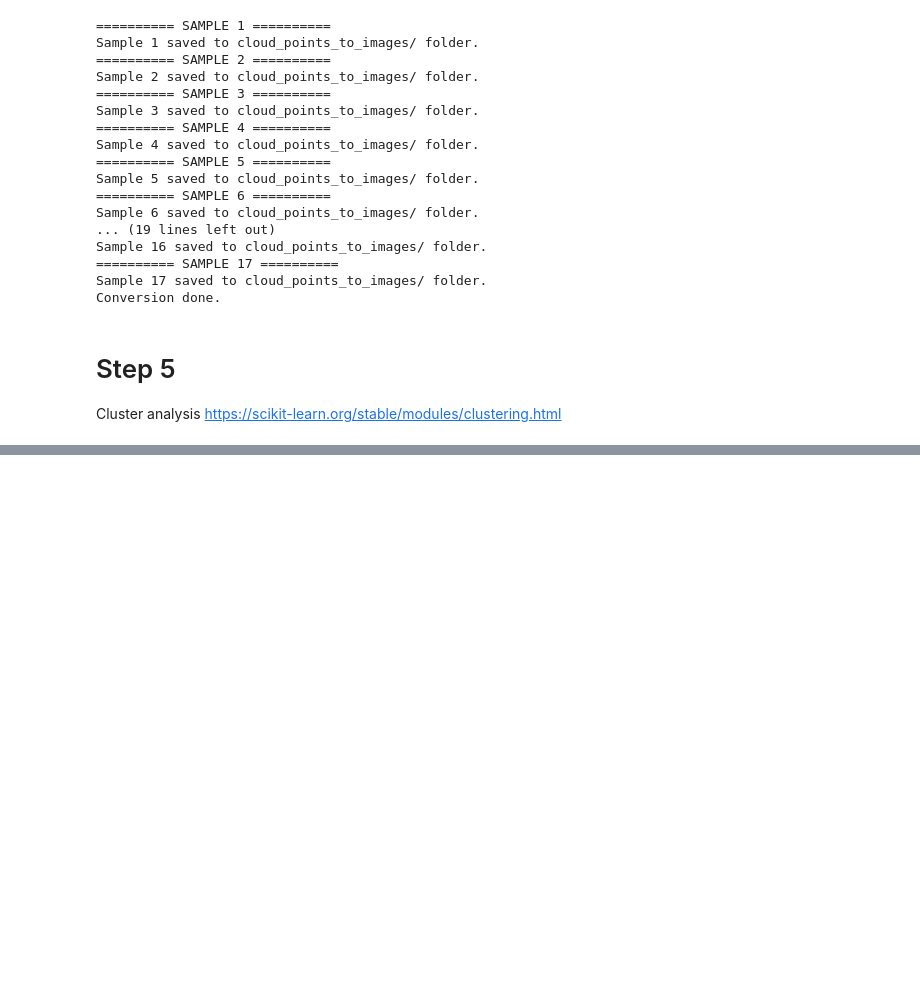
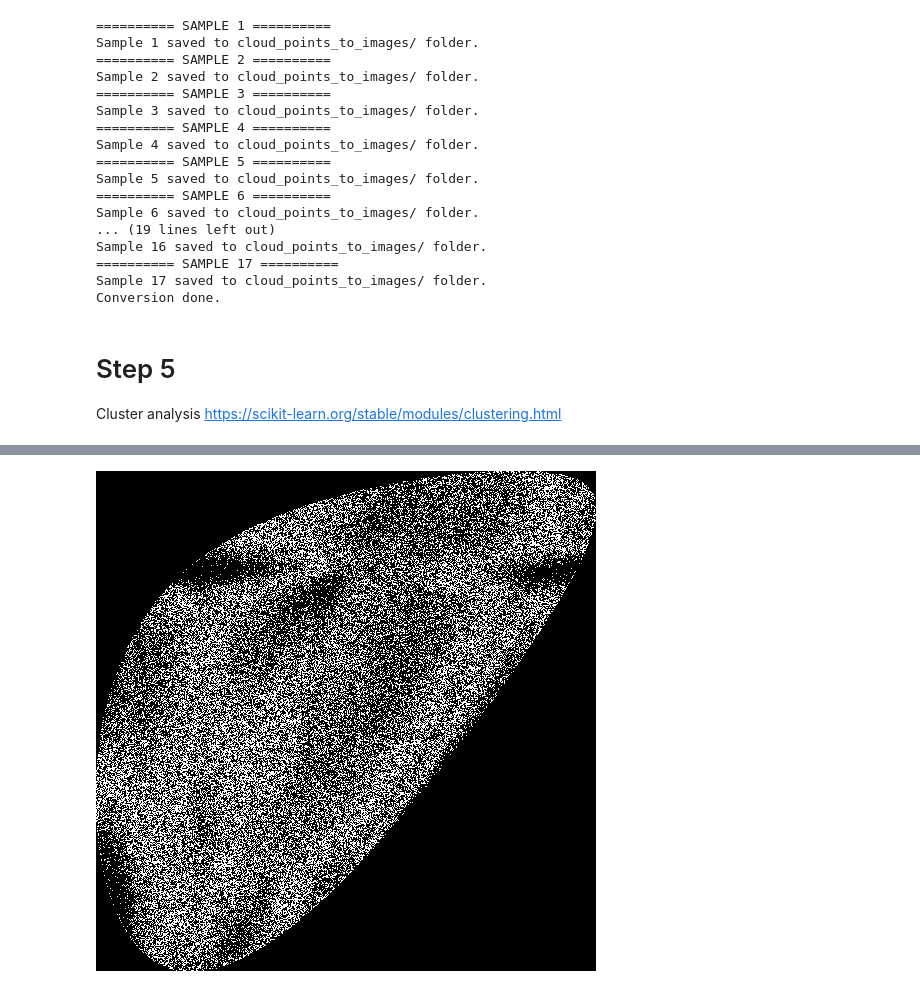
Before and after one commit to PsimonL/MachinLearningProject, a Jupyter notebook: Project.ipynb, the cells around one changed output, grey strips where cells are left out. Drawn from its saved outputs; the diff is of its cells as text; code cells hidden in the pictures; blank space fills up the shorter version.

```diff
--- a/Project.ipynb
+++ b/Project.ipynb
@@ -211,9 +212,12 @@ Conversion done.
 Cluster analysis
 https://scikit-learn.org/stable/modules/clustering.html
 # %%
-# def PIL_diff(img1, img2):
-#     diff = ImageChops.difference(img1, img2)
-#     if diff.getbbox():
-#         diff.show()
-#     else:
-#         print("No differences")
+def PIL_diff(img1, img2):
+    diff = ImageChops.difference(img1, img2)
+    if diff.getbbox():
+        # yellow_bg = Image.new("RGB", diff.size, "yellow")
+        # result = ImageChops.add(yellow_bg, diff)
+        # display(result)
+        display(diff)
+    else:
+        print("No differences")
@@ -224,3 +224,14 @@ AttributeError: 'DataFrame' object has no attribute 'load'
+# %%
+def load_image_from_folder(folder, filename):
+    path = f"{folder}/{filename}"
+    return Image.open(path)
+
+img_minus_1_loaded = load_image_from_folder("cloud_points_to_images_minus", "img_minus_1.png")
+img_1_loaded = load_image_from_folder("cloud_points_to_images", "img_1.png")
+# %%
+PIL_diff(img_minus_1_loaded, img_1_loaded)
+# %% [output]
+[figure, added]
 # %%
 # features = data_df[['x', 'y']]
 #
```
Also changed, not shown: parts of 2 cells of this notebook.
